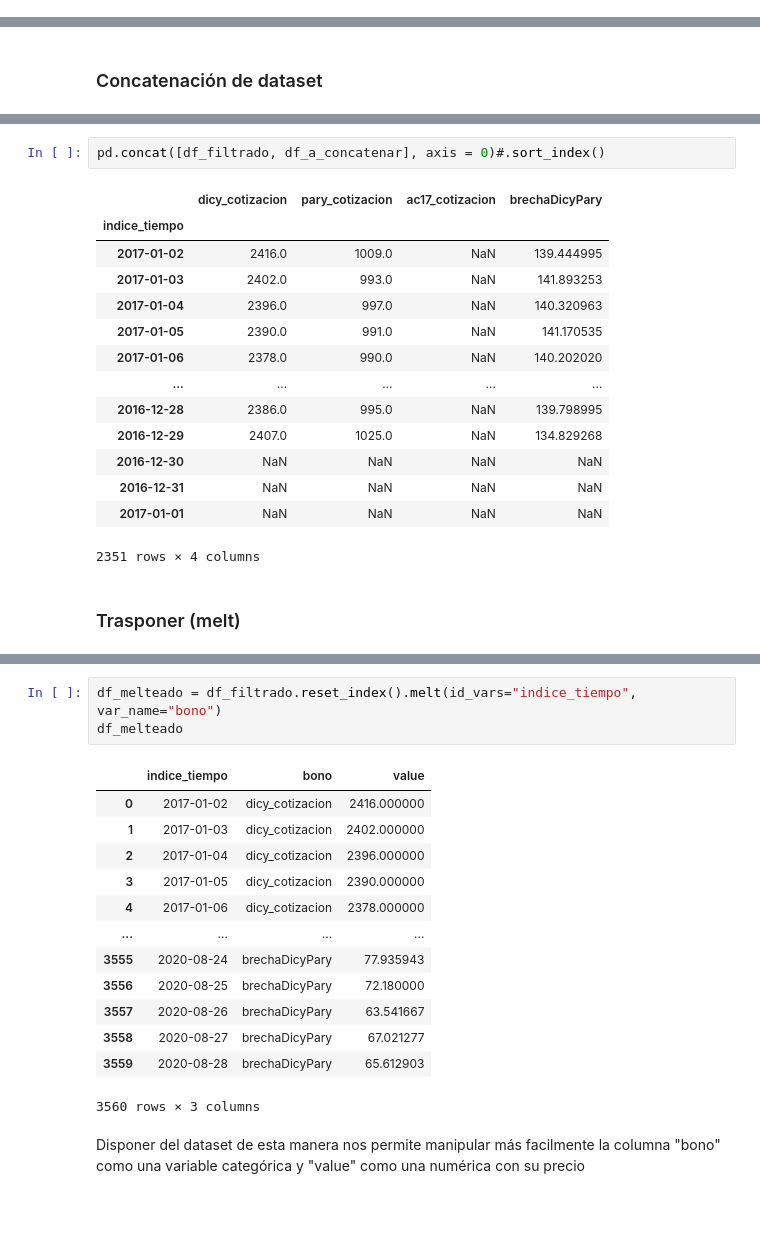
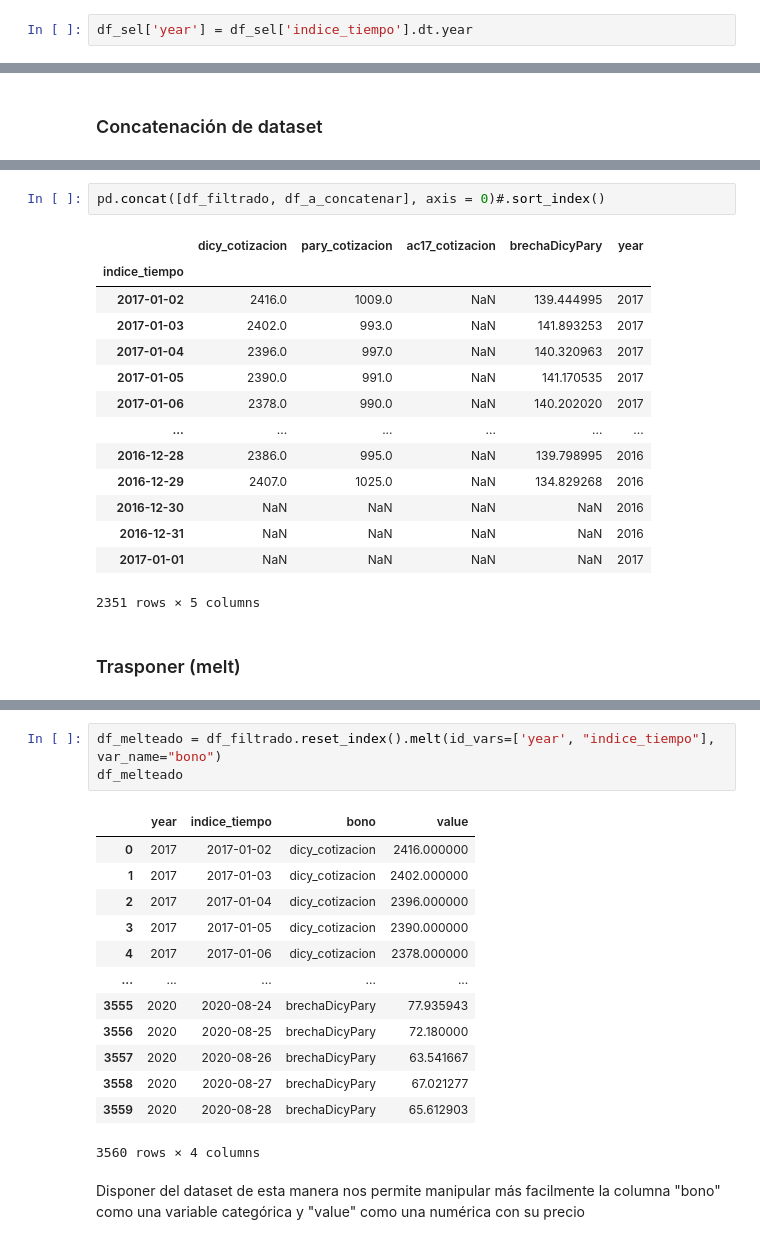
Before and after one commit to mateosuster/pythonungs, a Jupyter notebook: codigos/manipulacion_de_datos/4_Manipulación_de_DataFrames.ipynb, the cells around one changed output, grey strips where cells are left out. Saved outputs shown, nothing was run; the diff lists cells and outputs as text; blank space fills up the shorter version.

```diff
--- a/codigos/manipulacion_de_datos/4_Manipulación_de_DataFrames.ipynb
+++ b/codigos/manipulacion_de_datos/4_Manipulación_de_DataFrames.ipynb
@@ -170,6 +170,8 @@ Data columns (total 5 columns):
  4   brechaDicyPary   1726 non-null   float64
 dtypes: datetime64[ns](1), float64(4)
 memory usage: 109.5 KB
+# %%
+df_sel['year'] = df_sel['indice_tiempo'].dt.year
 # %% [markdown]
 ### Conversión columna a índice
 # %% [markdown]
@@ -472,20 +475,20 @@ df_a_concatenar
 # %%
 pd.concat([df_filtrado, df_a_concatenar], axis = 0)#.sort_index()
 # %% [output]
-|  | dicy_cotizacion | pary_cotizacion | ac17_cotizacion | brechaDicyPary |
-| indice_tiempo |  |  |  |  |
-| 2017-01-02 | 2416.0 | 1009.0 | NaN | 139.444995 |
-| 2017-01-03 | 2402.0 | 993.0 | NaN | 141.893253 |
-| 2017-01-04 | 2396.0 | 997.0 | NaN | 140.320963 |
-| 2017-01-05 | 2390.0 | 991.0 | NaN | 141.170535 |
-| 2017-01-06 | 2378.0 | 990.0 | NaN | 140.202020 |
-| ... | ... | ... | ... | ... |
-| 2016-12-28 | 2386.0 | 995.0 | NaN | 139.798995 |
-| 2016-12-29 | 2407.0 | 1025.0 | NaN | 134.829268 |
-| 2016-12-30 | NaN | NaN | NaN | NaN |
-| 2016-12-31 | NaN | NaN | NaN | NaN |
-| 2017-01-01 | NaN | NaN | NaN | NaN |
+|  | dicy_cotizacion | pary_cotizacion | ac17_cotizacion | brechaDicyPary | year |
+| indice_tiempo |  |  |  |  |  |
+| 2017-01-02 | 2416.0 | 1009.0 | NaN | 139.444995 | 2017 |
+| 2017-01-03 | 2402.0 | 993.0 | NaN | 141.893253 | 2017 |
+| 2017-01-04 | 2396.0 | 997.0 | NaN | 140.320963 | 2017 |
+| 2017-01-05 | 2390.0 | 991.0 | NaN | 141.170535 | 2017 |
+| 2017-01-06 | 2378.0 | 990.0 | NaN | 140.202020 | 2017 |
+| ... | ... | ... | ... | ... | ... |
+| 2016-12-28 | 2386.0 | 995.0 | NaN | 139.798995 | 2016 |
+| 2016-12-29 | 2407.0 | 1025.0 | NaN | 134.829268 | 2016 |
+| 2016-12-30 | NaN | NaN | NaN | NaN | 2016 |
+| 2016-12-31 | NaN | NaN | NaN | NaN | 2016 |
+| 2017-01-01 | NaN | NaN | NaN | NaN | 2017 |
-2351 rows × 4 columns
+2351 rows × 5 columns
 # %% [markdown]
 ### Trasponer (melt)
 # %% [markdown]
@@ -493,22 +496,22 @@ Puede ser de mucha utilizada rotar las tablas para obtener otra disposición de
 
 ![](https://pandas.pydata.org/docs/_images/reshaping_melt.png)
 # %%
-df_melteado = df_filtrado.reset_index().melt(id_vars="indice_tiempo", var_name="bono")
+df_melteado = df_filtrado.reset_index().melt(id_vars=['year', "indice_tiempo"], var_name="bono")
 df_melteado
 # %% [output]
-|  | indice_tiempo | bono | value |
-| 0 | 2017-01-02 | dicy_cotizacion | 2416.000000 |
-| 1 | 2017-01-03 | dicy_cotizacion | 2402.000000 |
-| 2 | 2017-01-04 | dicy_cotizacion | 2396.000000 |
-| 3 | 2017-01-05 | dicy_cotizacion | 2390.000000 |
-| 4 | 2017-01-06 | dicy_cotizacion | 2378.000000 |
-| ... | ... | ... | ... |
-| 3555 | 2020-08-24 | brechaDicyPary | 77.935943 |
-| 3556 | 2020-08-25 | brechaDicyPary | 72.180000 |
-| 3557 | 2020-08-26 | brechaDicyPary | 63.541667 |
-| 3558 | 2020-08-27 | brechaDicyPary | 67.021277 |
-| 3559 | 2020-08-28 | brechaDicyPary | 65.612903 |
+|  | year | indice_tiempo | bono | value |
+| 0 | 2017 | 2017-01-02 | dicy_cotizacion | 2416.000000 |
+| 1 | 2017 | 2017-01-03 | dicy_cotizacion | 2402.000000 |
+| 2 | 2017 | 2017-01-04 | dicy_cotizacion | 2396.000000 |
+| 3 | 2017 | 2017-01-05 | dicy_cotizacion | 2390.000000 |
+| 4 | 2017 | 2017-01-06 | dicy_cotizacion | 2378.000000 |
+| ... | ... | ... | ... | ... |
+| 3555 | 2020 | 2020-08-24 | brechaDicyPary | 77.935943 |
+| 3556 | 2020 | 2020-08-25 | brechaDicyPary | 72.180000 |
+| 3557 | 2020 | 2020-08-26 | brechaDicyPary | 63.541667 |
+| 3558 | 2020 | 2020-08-27 | brechaDicyPary | 67.021277 |
+| 3559 | 2020 | 2020-08-28 | brechaDicyPary | 65.612903 |
-3560 rows × 3 columns
+3560 rows × 4 columns
 # %% [markdown]
 Disponer del dataset de esta manera nos permite manipular más facilmente la columna "bono" como una variable categórica y "value" como una numérica con su precio
 # %% [markdown]
```
Also changed, not shown: parts of 28 cells of this notebook.
